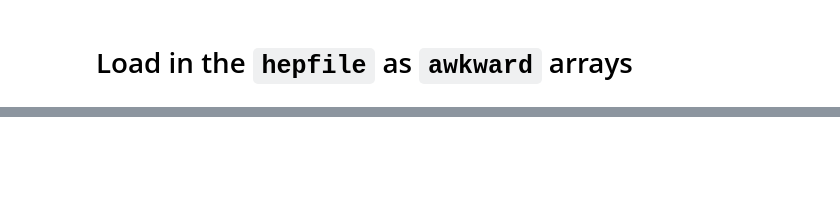
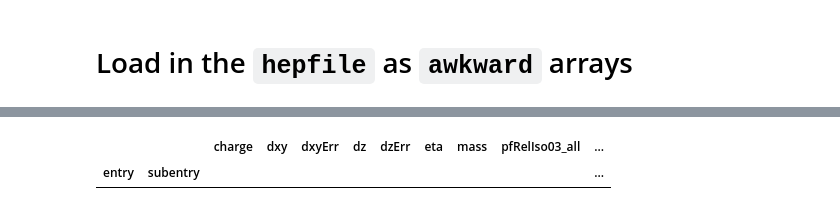
Before and after one commit to mattbellis/hepfile, a Jupyter notebook: sandbox/play_with_pandas_dataframes.ipynb, the cells around one changed output, grey strips where cells are left out. Saved outputs shown, nothing was run; the diff lists cells and outputs as text; code cells hidden in the pictures; blank space fills up the shorter version.

```diff
--- a/sandbox/play_with_pandas_dataframes.ipynb
+++ b/sandbox/play_with_pandas_dataframes.ipynb
@@ -58,2 +117,2 @@ events['Muon']['pt']
 # %%
-dfs = hepfile.df_tools.awkward_to_df(events['Muon'])
+dfs = hepfile.df_tools.awkward_to_df(events, groups='Muon', events=1)
@@ -63,0 +142,5 @@ events.Muon
+# %%
+dfs
+# %% [output]
+|  |  | charge | dxy | dxyErr | dz | dzErr | eta | mass | pfRelIso03_all | ... |
+| entry | subentry |  |  |  |  |  |  |  |  | ... |
```
Also changed, not shown: parts of 14 cells of this notebook, 3 other files.
